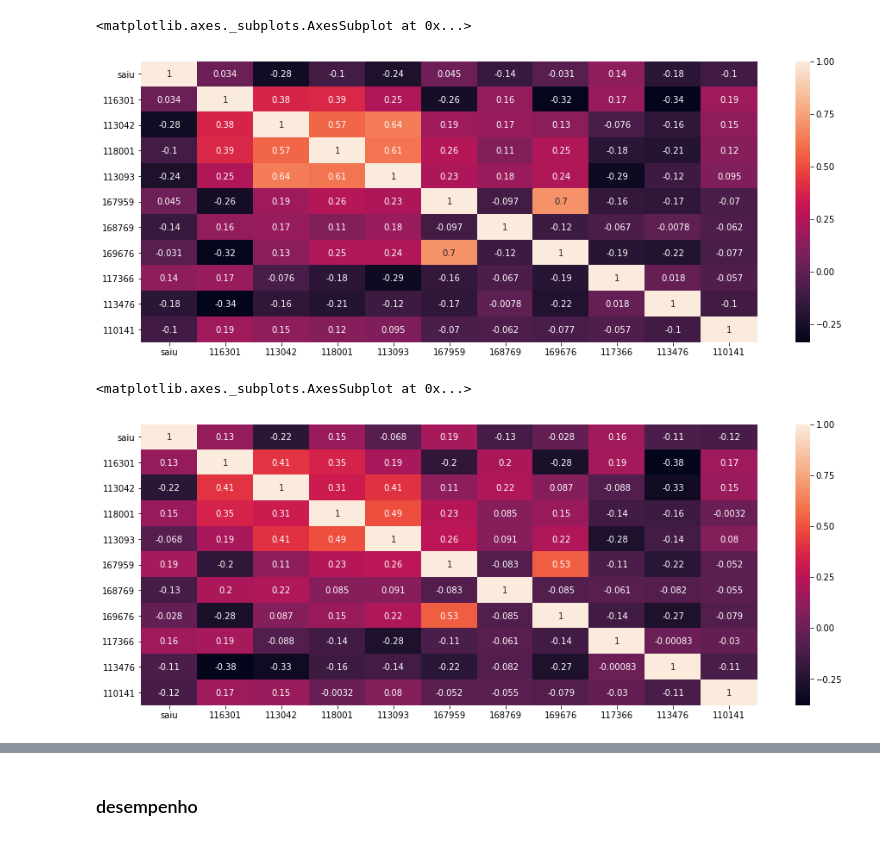
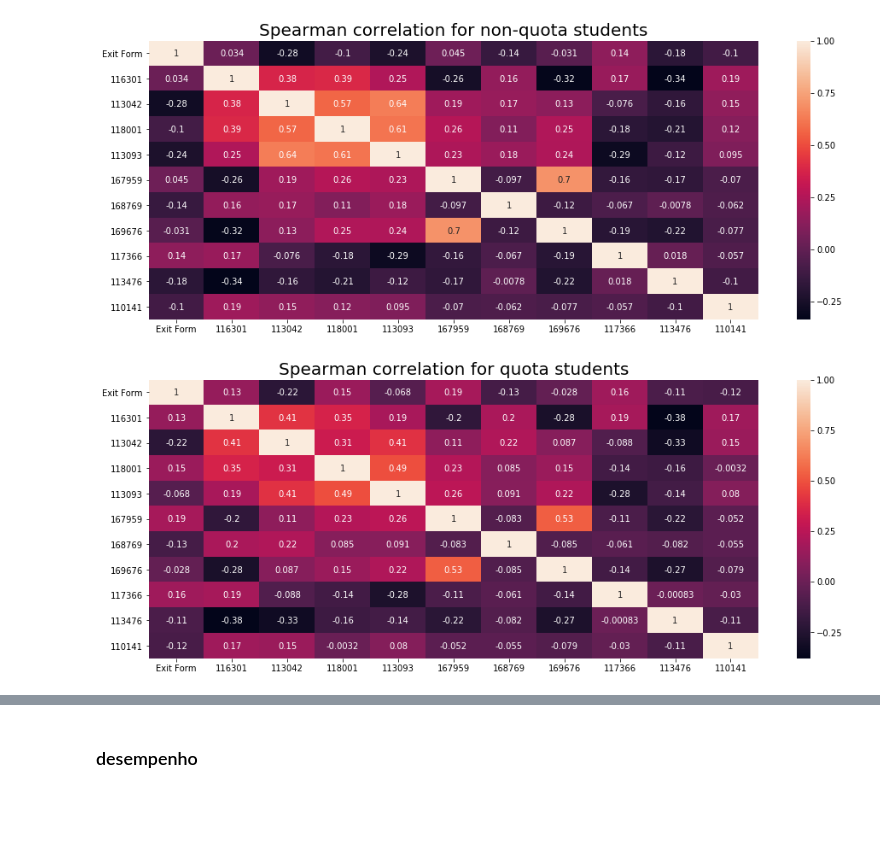
Before and after one commit to pedrobpio/TG, a Jupyter notebook: Comparacoes.ipynb, the cells around one changed output, grey strips where cells are left out. Cells and saved outputs as stored; diff of their text form; code cells hidden in the pictures; blank space fills up the shorter version.

Commit message:
Renomeando titulos das imagens

```diff
--- a/Comparacoes.ipynb
+++ b/Comparacoes.ipynb
@@ -111,19 +111,29 @@ py.iplot(fig, filename='dados')
 # %%
 usableCols = ['saiu']
 # %%
-f = dfNaoCostista[usableCols + filteredDisciplinas].corr('spearman')
+f = dfNaoCostista[usableCols + filteredDisciplinas]
+newColumns = list(f.columns)
+newColumns[0] = 'Exit Form'
+f.columns = newColumns
+f = f.corr('spearman')
 plt.figure(figsize=(16, 6))
+plt.title('Spearman correlation for non-quota students', fontsize = 20)
 sns.heatmap(f, annot=True)
+plt.savefig('corrNonQuota.png')
 # %% [output]
-<matplotlib.axes._subplots.AxesSubplot at 0x...>
-[figure, old version]
+[figure, new version]
 # %%
-f = dfCotista[usableCols + filteredDisciplinas].corr('spearman')
+f = dfCotista[usableCols + filteredDisciplinas]
+newColumns = list(f.columns)
+newColumns[0] = 'Exit Form'
+f.columns = newColumns
+f = f.corr('spearman')
 plt.figure(figsize=(16, 6))
+plt.title('Spearman correlation for quota students', fontsize = 20)
 sns.heatmap(f, annot=True)
+plt.savefig('corrQuota.png')
 # %% [output]
-<matplotlib.axes._subplots.AxesSubplot at 0x...>
-[figure, old version]
+[figure, new version]
 # %%
 ##############################################      evasão        ##################################################
 ####################################################################################################################
```
Also changed, not shown: parts of 3 cells of this notebook.
